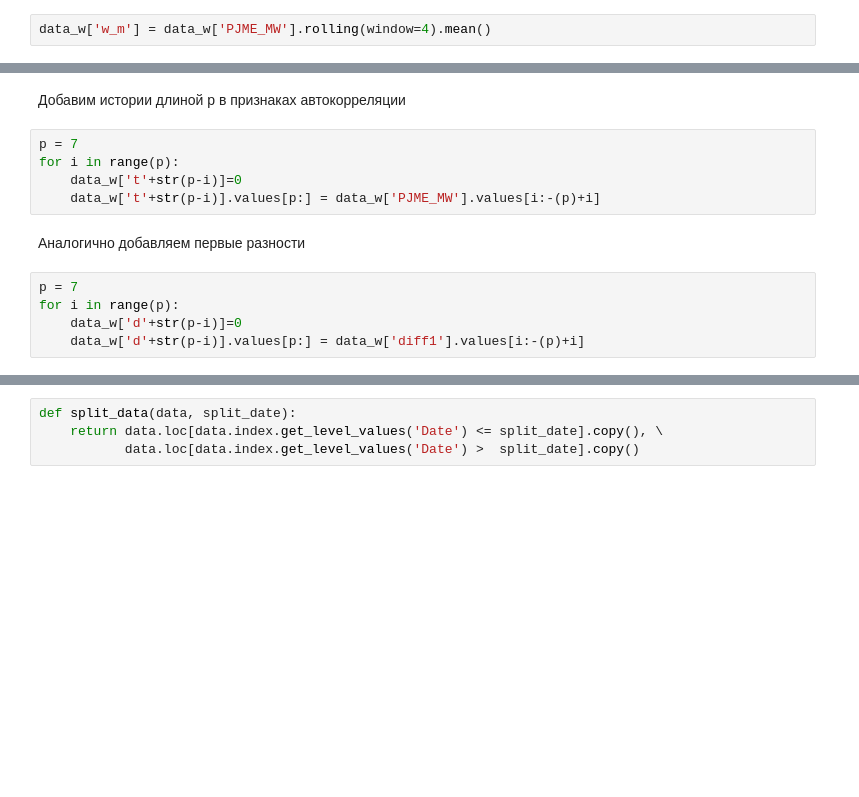
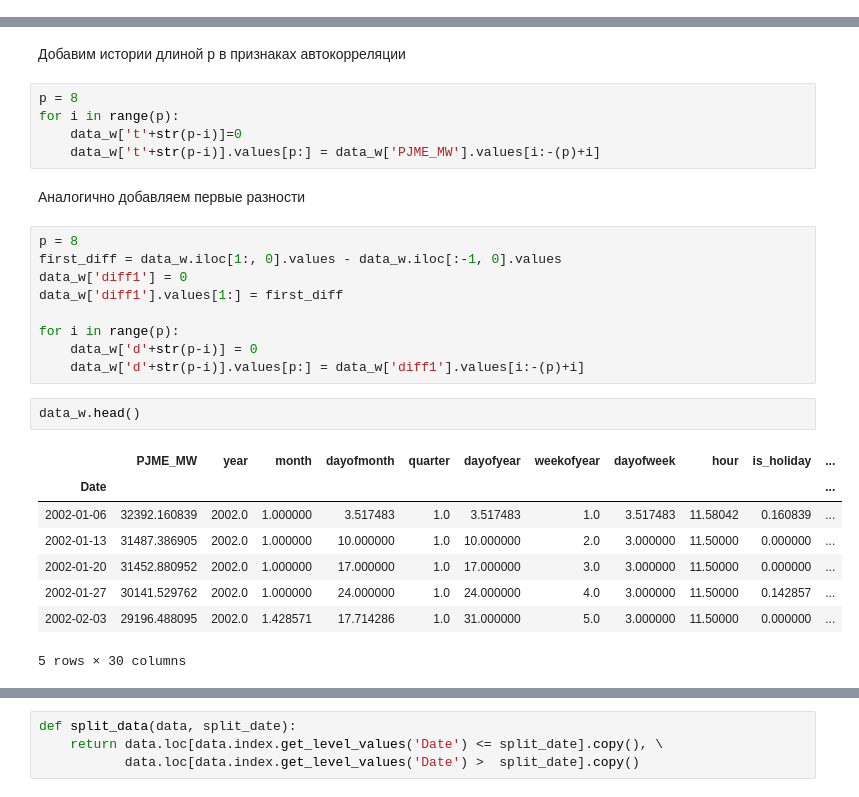
Before and after one commit to annulet/ML, a Jupyter notebook: hw_4_5_time_series.ipynb, the cells around one changed output, grey strips where cells are left out. Drawn from its saved outputs; the diff is of its cells as text; blank space fills up the shorter version.

```diff
--- a/hw_4_5_time_series.ipynb
+++ b/hw_4_5_time_series.ipynb
@@ -82,2 +97,0 @@ print('SARIMAX {} x {} - AIC: {}'.format(param_, param_seasonal_, aic_))
-# %%
-data_w['w_m'] = data_w['PJME_MW'].rolling(window=4).mean()
@@ -94,14 +115,29 @@ data_w['exp_0_5'] = exponential_smoothing(data_w['PJME_MW'], 0.5)
 # %% [markdown]
 Добавим истории длиной p в признаках автокорреляции
 # %%
-p = 7
+p = 8
 for i in range(p):
     data_w['t'+str(p-i)]=0
     data_w['t'+str(p-i)].values[p:] = data_w['PJME_MW'].values[i:-(p)+i]
 # %% [markdown]
 Аналогично добавляем первые разности
 # %%
-p = 7
+p = 8
+first_diff = data_w.iloc[1:, 0].values - data_w.iloc[:-1, 0].values
+data_w['diff1'] = 0
+data_w['diff1'].values[1:] = first_diff
+
 for i in range(p):
-    data_w['d'+str(p-i)]=0
+    data_w['d'+str(p-i)] = 0
     data_w['d'+str(p-i)].values[p:] = data_w['diff1'].values[i:-(p)+i]
+# %%
+data_w.head()
+# %% [output]
+|  | PJME_MW | year | month | dayofmonth | quarter | dayofyear | weekofyear | dayofweek | hour | is_holiday | ... |
+| Date |  |  |  |  |  |  |  |  |  |  | ... |
+| 2002-01-06 | 32392.160839 | 2002.0 | 1.000000 | 3.517483 | 1.0 | 3.517483 | 1.0 | 3.517483 | 11.58042 | 0.160839 | ... |
+| 2002-01-13 | 31487.386905 | 2002.0 | 1.000000 | 10.000000 | 1.0 | 10.000000 | 2.0 | 3.000000 | 11.50000 | 0.000000 | ... |
+| 2002-01-20 | 31452.880952 | 2002.0 | 1.000000 | 17.000000 | 1.0 | 17.000000 | 3.0 | 3.000000 | 11.50000 | 0.000000 | ... |
+| 2002-01-27 | 30141.529762 | 2002.0 | 1.000000 | 24.000000 | 1.0 | 24.000000 | 4.0 | 3.000000 | 11.50000 | 0.142857 | ... |
+| 2002-02-03 | 29196.488095 | 2002.0 | 1.428571 | 17.714286 | 1.0 | 31.000000 | 5.0 | 3.000000 | 11.50000 | 0.000000 | ... |
+5 rows × 30 columns
```
Also changed, not shown: parts of 34 cells of this notebook.
